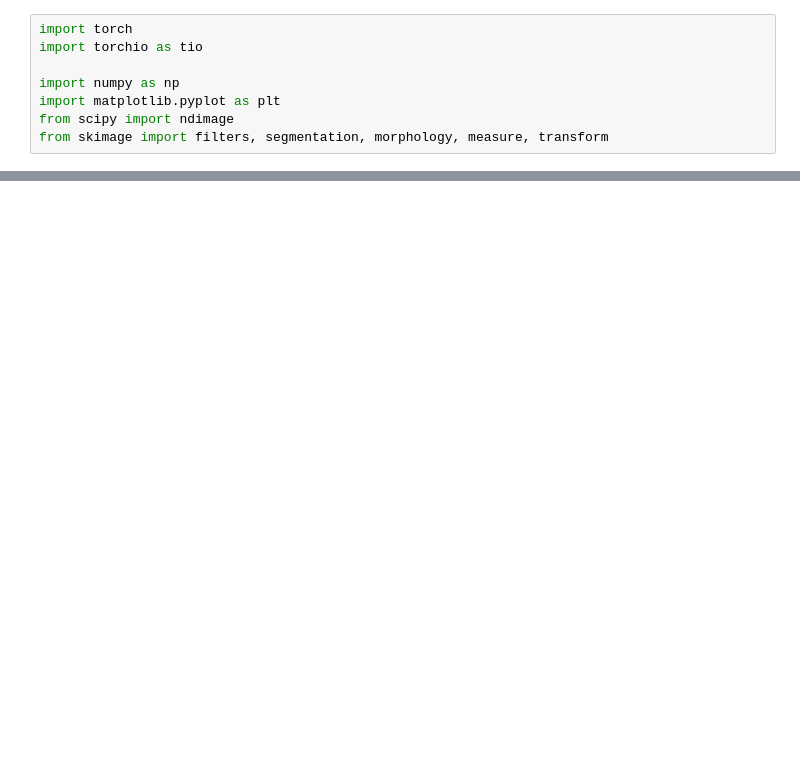
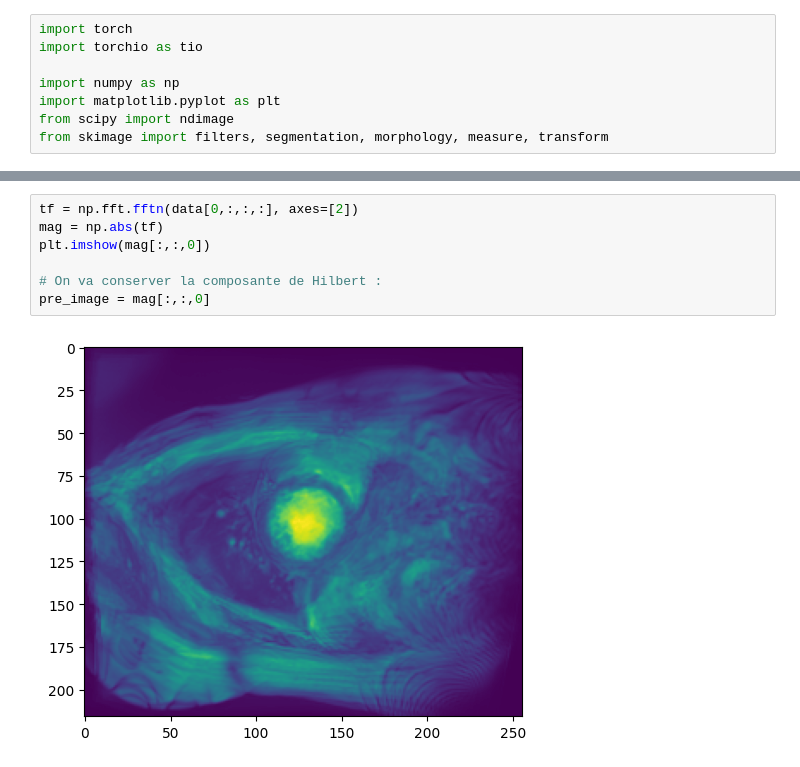
Before and after one commit to Bastaxeloux/proj3dt, a Jupyter notebook: ebauche.ipynb, the cells around one changed output, grey strips where cells are left out. Drawn from its saved outputs; the diff is of its cells as text; blank space fills up the shorter version.

```diff
--- a/ebauche.ipynb
+++ b/ebauche.ipynb
@@ -15,0 +69,9 @@ patient_1.plot()
+# %%
+tf = np.fft.fftn(data[0,:,:,:], axes=[2])
+mag = np.abs(tf)
+plt.imshow(mag[:,:,0])
+
+# On va conserver la composante de Hilbert :
+pre_image = mag[:,:,0]
+# %% [output]
+[figure, added]
```
Also changed, not shown: parts of 7 cells of this notebook, 3 other files.
